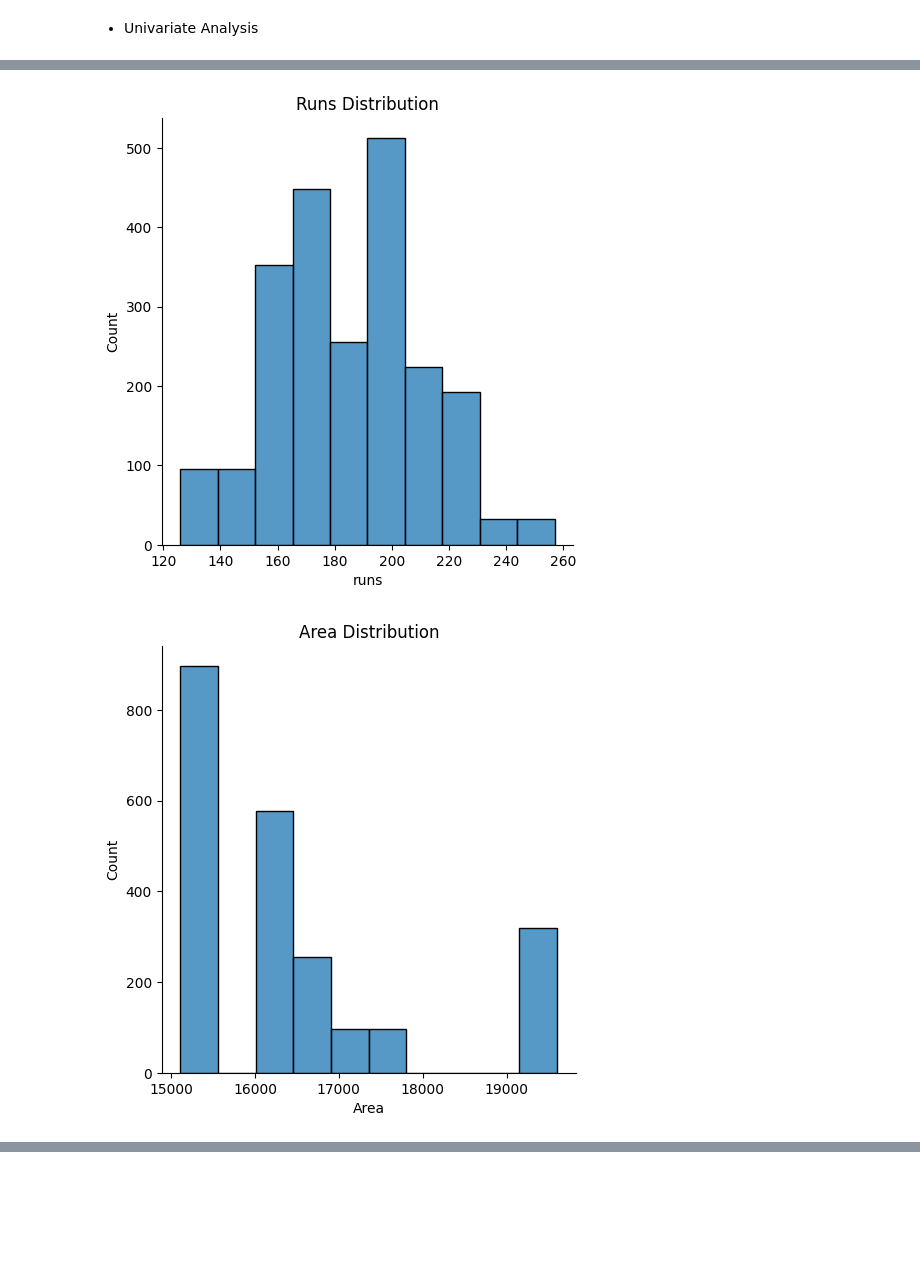
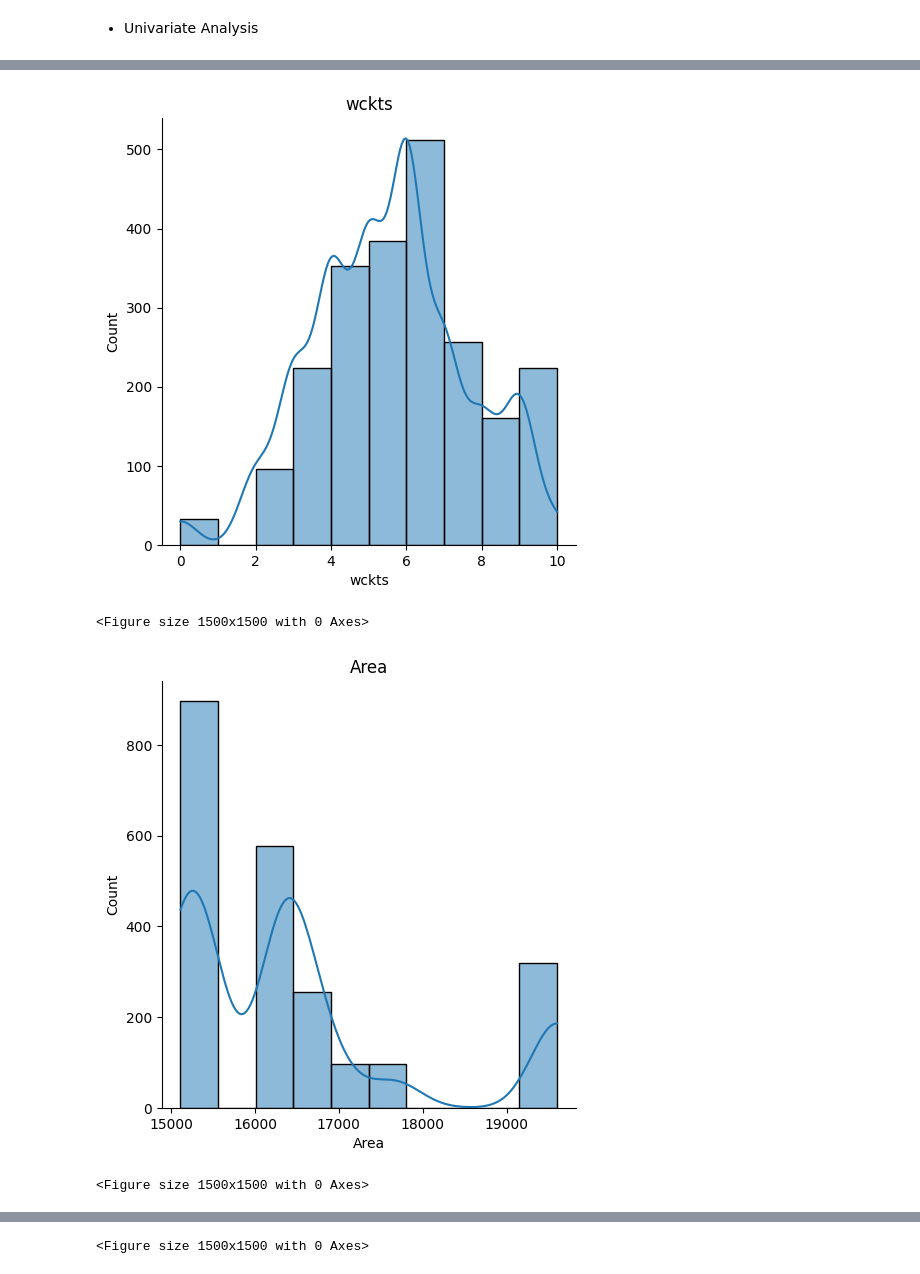
Before and after one commit to SomdeepSardar/ParScore, a Jupyter notebook: notebook/EDA.ipynb, the cells around one changed output, grey strips where cells are left out. Cells and saved outputs as stored; diff of their text form; code cells hidden in the pictures; blank space fills up the shorter version.

```diff
--- a/notebook/EDA.ipynb
+++ b/notebook/EDA.ipynb
@@ -122,16 +114,14 @@ plt.show()
-# %%
-#Runs Distribution
-sns.displot(df['runs'],kde=False,bins=10)
-plt.title("Runs Distribution")
-
-plt.show()
-# %% [output]
-[figure, removed]
-# %%
-#Area Distribution
-sns.displot(df['Area'],kde=False,bins=10)
-plt.title("Area Distribution")
-
-plt.show()
-# %% [output]
-[figure, removed]
+# %%
+for feature in numerical_columns:
+    data=df.copy()
+    sns.displot(df[feature], bins = 10, kde = True)
+    plt.xlabel(feature)
+    plt.ylabel("Count")
+    plt.title(feature)
+    plt.figure(figsize=(15,15))
+    plt.show()
+# %% [output]
+[figure, added]
+<Figure size 1500x1500 with 0 Axes>
+[figure, added]
+<Figure size 1500x1500 with 0 Axes>
@@ -137,0 +129 @@ plt.show()
+<Figure size 1500x1500 with 0 Axes>
```
Also changed, not shown: parts of 41 cells of this notebook.
